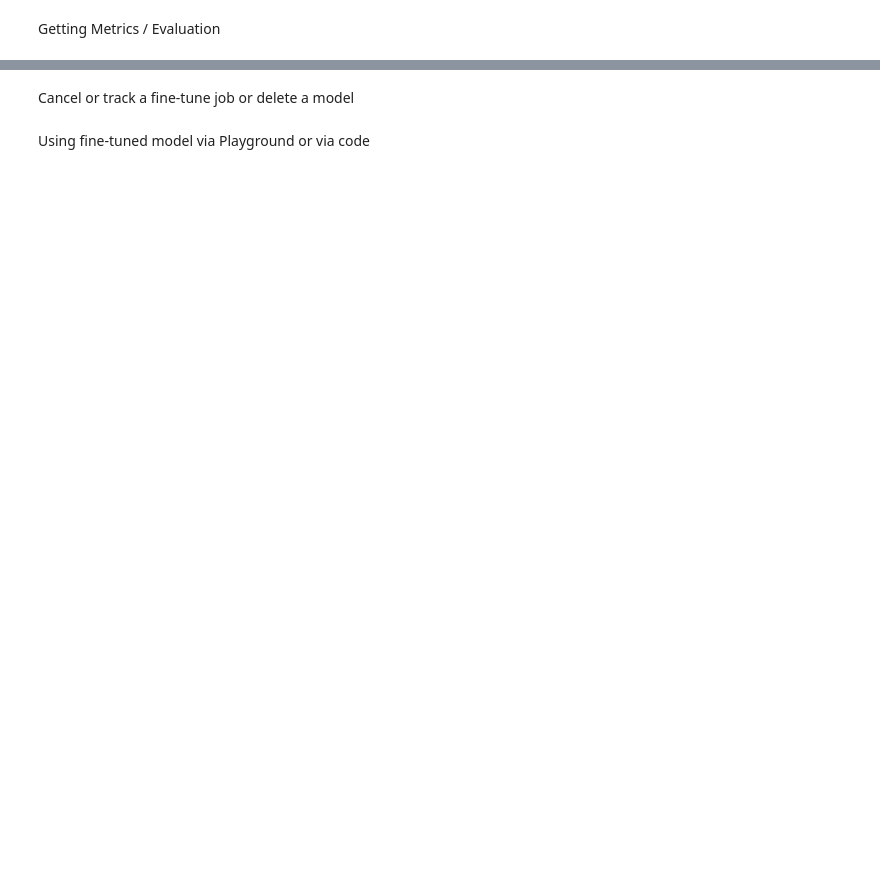
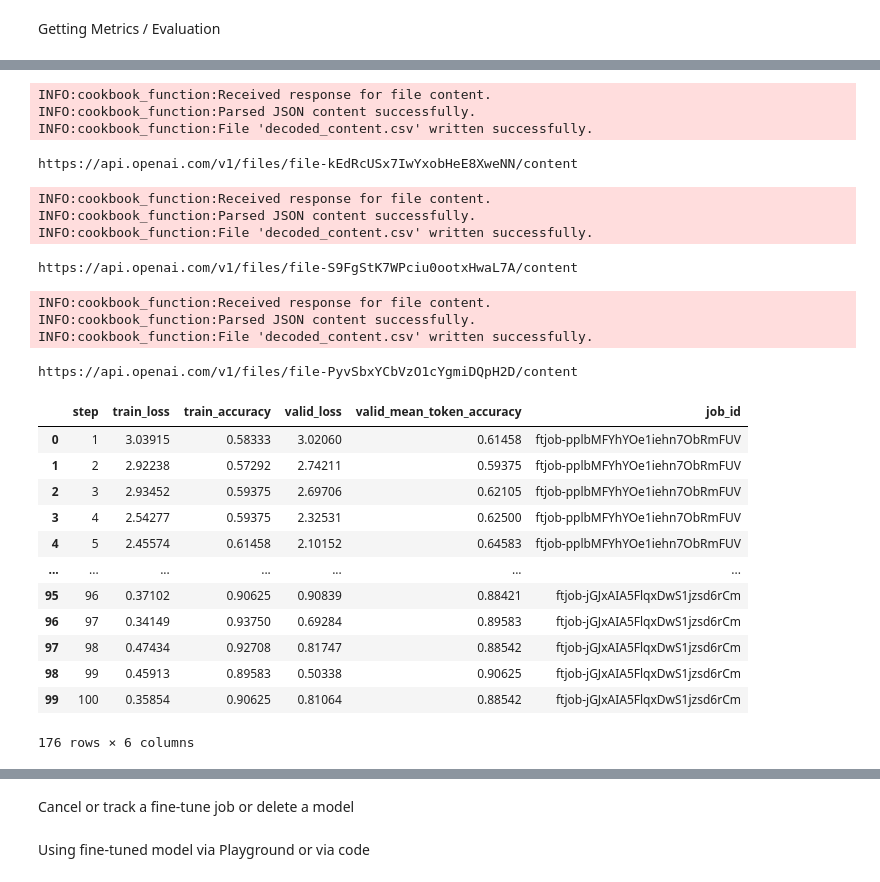
Before and after one commit to izu457/Thesis_Finetuning_GPT3.5_Political_Stance, a Jupyter notebook: Fine-Tuning_Cookbook.ipynb, the cells around one changed output, grey strips where cells are left out. Saved outputs shown, nothing was run; the diff lists cells and outputs as text; code cells hidden in the pictures; blank space fills up the shorter version.

```diff
--- a/Fine-Tuning_Cookbook.ipynb
+++ b/Fine-Tuning_Cookbook.ipynb
@@ -384,0 +235,43 @@ display(syn_all_metrics_df.head())
+# %%
+# For each row in column "result_file_name", use the cell value to request
+# the file from the OpenAI API using the get_ft_results function and save
+# it in a metrics dataframe
+metrics = pd.DataFrame()
+all_metrics = pd.DataFrame()
+
+# iterate over all_results
+for index, row in all_results.iterrows():
+    # extract the string file id from the list, which only has one element
+    if row["result_file_name"]:
+        file_id = str(row["result_file_name"][0]).strip()
+    metrics = pd.read_csv(cbf.get_ft_results(file_id))
+    # set index of metrics to job_id
+    metrics["job_id"] = index
+    all_metrics = pd.concat([all_metrics, metrics], axis=0)
+display(all_metrics)
+# %% [output]
+INFO:cookbook_function:Received response for file content.
+INFO:cookbook_function:Parsed JSON content successfully.
+INFO:cookbook_function:File 'decoded_content.csv' written successfully.
+https://api.openai.com/v1/files/file-kEdRcUSx7IwYxobHeE8XweNN/content
+INFO:cookbook_function:Received response for file content.
+INFO:cookbook_function:Parsed JSON content successfully.
+INFO:cookbook_function:File 'decoded_content.csv' written successfully.
+https://api.openai.com/v1/files/file-S9FgStK7WPciu0ootxHwaL7A/content
+INFO:cookbook_function:Received response for file content.
+INFO:cookbook_function:Parsed JSON content successfully.
+INFO:cookbook_function:File 'decoded_content.csv' written successfully.
+https://api.openai.com/v1/files/file-PyvSbxYCbVzO1cYgmiDQpH2D/content
+|  | step | train_loss | train_accuracy | valid_loss | valid_mean_token_accuracy | job_id |
+| 0 | 1 | 3.03915 | 0.58333 | 3.02060 | 0.61458 | ftjob-pplbMFYhYOe1iehn7ObRmFUV |
+| 1 | 2 | 2.92238 | 0.57292 | 2.74211 | 0.59375 | ftjob-pplbMFYhYOe1iehn7ObRmFUV |
+| 2 | 3 | 2.93452 | 0.59375 | 2.69706 | 0.62105 | ftjob-pplbMFYhYOe1iehn7ObRmFUV |
+| 3 | 4 | 2.54277 | 0.59375 | 2.32531 | 0.62500 | ftjob-pplbMFYhYOe1iehn7ObRmFUV |
+| 4 | 5 | 2.45574 | 0.61458 | 2.10152 | 0.64583 | ftjob-pplbMFYhYOe1iehn7ObRmFUV |
+| ... | ... | ... | ... | ... | ... | ... |
+| 95 | 96 | 0.37102 | 0.90625 | 0.90839 | 0.88421 | ftjob-jGJxAIA5FlqxDwS1jzsd6rCm |
+| 96 | 97 | 0.34149 | 0.93750 | 0.69284 | 0.89583 | ftjob-jGJxAIA5FlqxDwS1jzsd6rCm |
+| 97 | 98 | 0.47434 | 0.92708 | 0.81747 | 0.88542 | ftjob-jGJxAIA5FlqxDwS1jzsd6rCm |
+| 98 | 99 | 0.45913 | 0.89583 | 0.50338 | 0.90625 | ftjob-jGJxAIA5FlqxDwS1jzsd6rCm |
+| 99 | 100 | 0.35854 | 0.90625 | 0.81064 | 0.88542 | ftjob-jGJxAIA5FlqxDwS1jzsd6rCm |
+176 rows × 6 columns
```
Also changed, not shown: parts of 24 cells of this notebook, 5 other files.
